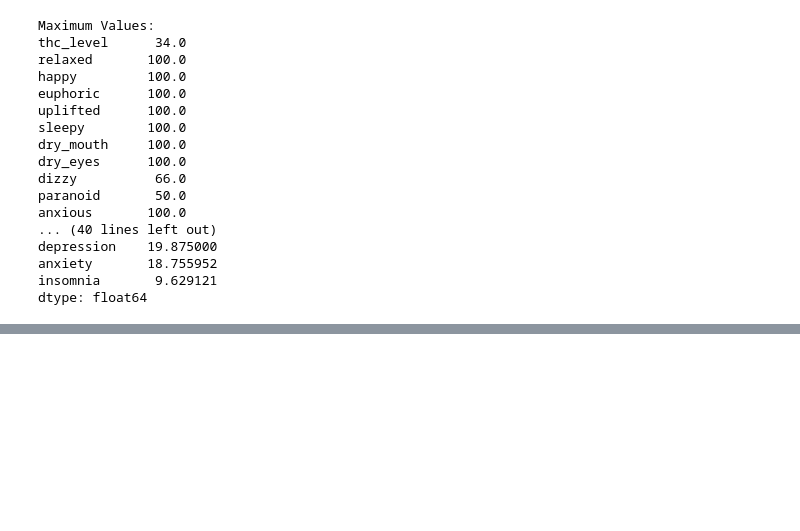
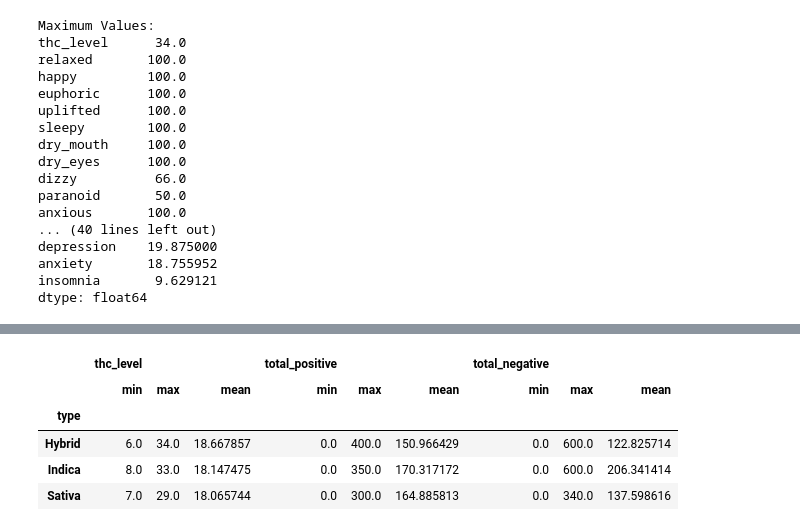
Before and after one commit to sergeveli/CognixiaClasses, a Jupyter notebook: solo_projects/cannabis_project/cannabis_dataset.ipynb, the cells around one changed output, grey strips where cells are left out. Drawn from its saved outputs; the diff is of its cells as text; code cells hidden in the pictures; blank space fills up the shorter version.

```diff
--- a/solo_projects/cannabis_project/cannabis_dataset.ipynb
+++ b/solo_projects/cannabis_project/cannabis_dataset.ipynb
@@ -162,0 +184,24 @@ dtype: float64
+# %%
+# Calculate total positive effects
+df_cleaned['total_positive'] = df_cleaned['relaxed'] + \
+    df_cleaned['happy'] + df_cleaned['euphoric'] + df_cleaned['uplifted']
+
+# Calculate total negative effects
+df_cleaned['total_negative'] = df_cleaned['sleepy'] + df_cleaned['dry_mouth'] + df_cleaned['dry_eyes'] + df_cleaned['dizzy'] + df_cleaned['paranoid'] + \
+    df_cleaned['anxious'] + df_cleaned['stress'] + df_cleaned['pain'] + \
+    df_cleaned['depression'] + df_cleaned['anxiety'] + df_cleaned['insomnia']
+
+# Group data by type and calculate aggregate values
+grouped = df_cleaned.groupby('type').agg({
+    'thc_level': ['min', 'max', 'mean'],
+    'total_positive': ['min', 'max', 'mean'],
+    'total_negative': ['min', 'max', 'mean']})
+
+grouped.head()
+# %% [output]
+|  | thc_level |  |  | total_positive |  |  | total_negative |  |  |
+|  | min | max | mean | min | max | mean | min | max | mean |
+| type |  |  |  |  |  |  |  |  |  |
+| Hybrid | 6.0 | 34.0 | 18.667857 | 0.0 | 400.0 | 150.966429 | 0.0 | 600.0 | 122.825714 |
+| Indica | 8.0 | 33.0 | 18.147475 | 0.0 | 350.0 | 170.317172 | 0.0 | 600.0 | 206.341414 |
+| Sativa | 7.0 | 29.0 | 18.065744 | 0.0 | 300.0 | 164.885813 | 0.0 | 340.0 | 137.598616 |
```
Also changed, not shown: parts of 3 cells of this notebook.
